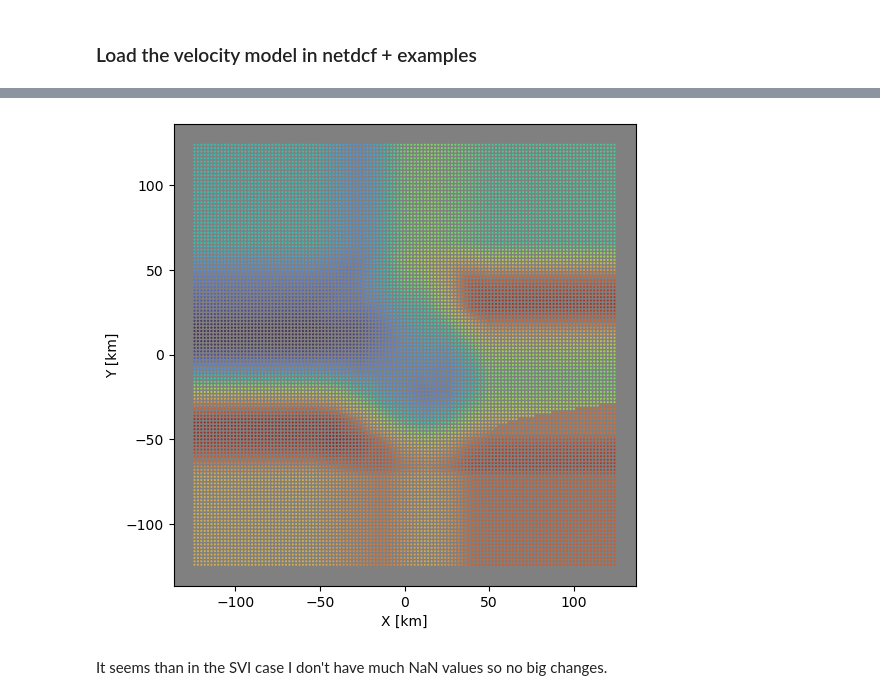
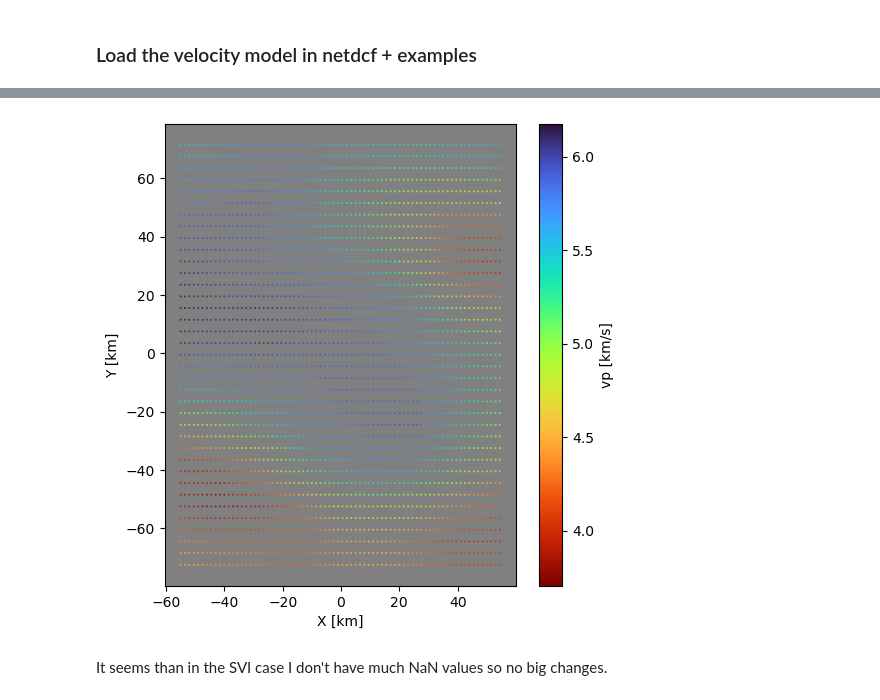
Before and after one commit to papinlois/sw4, a Jupyter notebook: project/NonLinLoc/SimulPS_Vel2Grid.ipynb, the cells around one changed output, grey strips where cells are left out. Cells and saved outputs as stored; diff of their text form; code cells hidden in the pictures.

```diff
--- a/project/NonLinLoc/SimulPS_Vel2Grid.ipynb
+++ b/project/NonLinLoc/SimulPS_Vel2Grid.ipynb
@@ -52,9 +17,0 @@ print(velmodel_subset)
-# %%
-# Define latitude, longitude, and depth ranges for the grid
-degrees_step = 0.05
-lats = 10 * np.arange(latMin, latMax, degrees_step) / 10
-lons = 10 * np.arange(lonMin, lonMax, degrees_step) / 10
-depths = velmodel['depth'].unique().tolist()
-lon_grid, lat_grid, depth_grid = np.meshgrid(lons, lats, depths)
-# Grid defined for the subset
-grid = np.vstack([lon_grid.ravel(), lat_grid.ravel(), depth_grid.ravel()]).T
@@ -431,7 +355,7 @@ vel_latflat = np.ravel(latgrid)
 out_obs = np.vstack([out_lonflat, out_latflat]).T
 vel_obs = np.vstack([vel_lonflat, vel_latflat]).T
 xvals, yvals, zvals, vpvals, vsvals = [], [], [], [], []
-for z in depths:
+for z in velocities['depth'].values:
     vel_vp = np.ravel(velocities['vp'].interp(depth = z, method = 'linear').values)
     vel_vs = np.ravel(velocities['vs'].interp(depth = z, method = 'linear').values)
     # Interpolation process
@@ -480,7 +404,7 @@ Values : 125 lon, 125 lat, 32 depth
 # %%
 # Check to see how the velocities interpolated
-test_depth = 0.0
-data = velocities["vs"].interp(depth = test_depth, method = "linear")
+test_depth = 3.0
+data = velocities["vp"].interp(depth = test_depth, method = "linear") # If depth value doesn't exist
 vmin = data.min().data
 vmax = data.max().data
 lons = np.asarray(data.lon)
@@ -536,16 +461,18 @@ NaN disappeared!
 # %%
-# See the final result for the same depth
+# Plot the results in km
 zdf = odf.groupby("z").get_group(test_depth)
 fig, axi = plt.subplots(figsize=(6,6))
 axi.set_aspect("equal")
 axi.set_facecolor("gray")
-axi.scatter(zdf["x"],zdf["y"],s=0.15,c=zdf["vs"], vmin=vmin, vmax=vmax,
+sc = axi.scatter(zdf["x"],zdf["y"],s=0.15,c=zdf["vp"], vmin=vmin, vmax=vmax,
             cmap=plt.cm.turbo_r)
 axi.set_xlabel("X [km]")
 axi.set_ylabel("Y [km]")
+cbar = fig.colorbar(sc, ax=axi)
+cbar.set_label("vp [km/s]")
 plt.show()
 # %% [output]
-[figure, old version]
+[figure, new version]
 # %% [markdown]
 It seems than in the SVI case I don't have much NaN values so no big changes.
 # %% [markdown]
```
Also changed, not shown: parts of 26 cells of this notebook, 2 other files.
